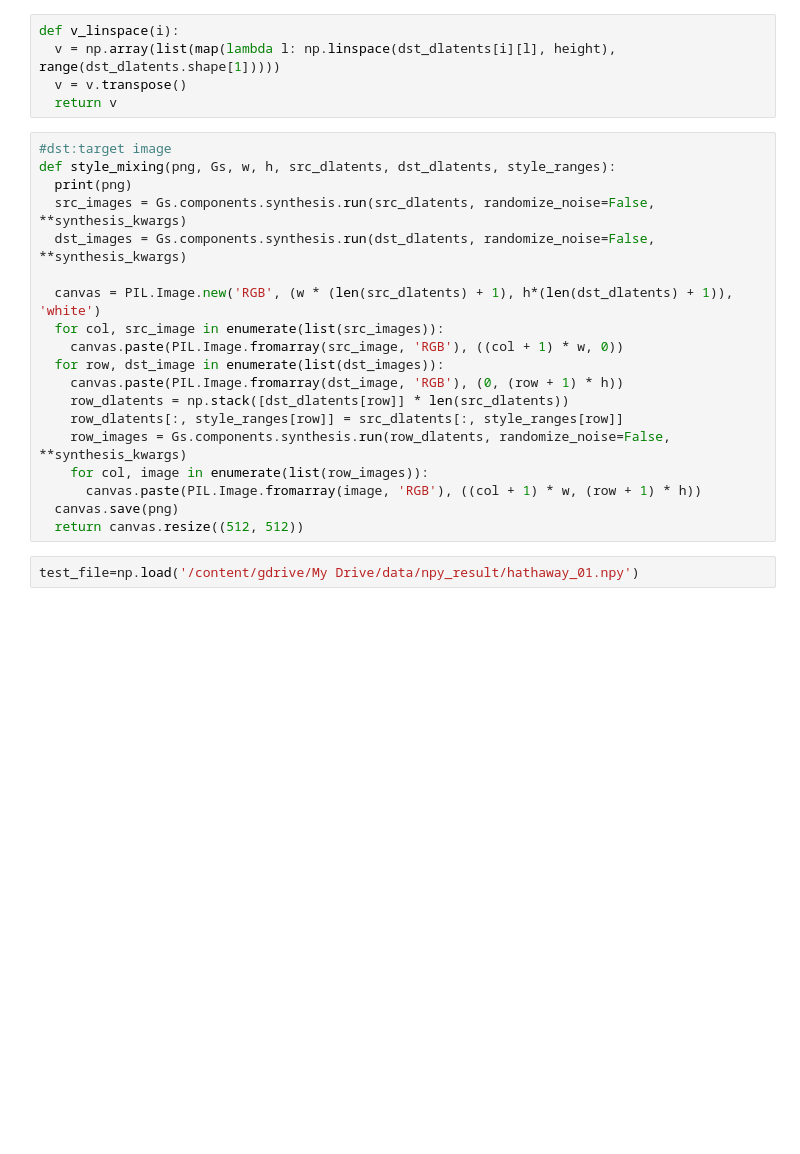
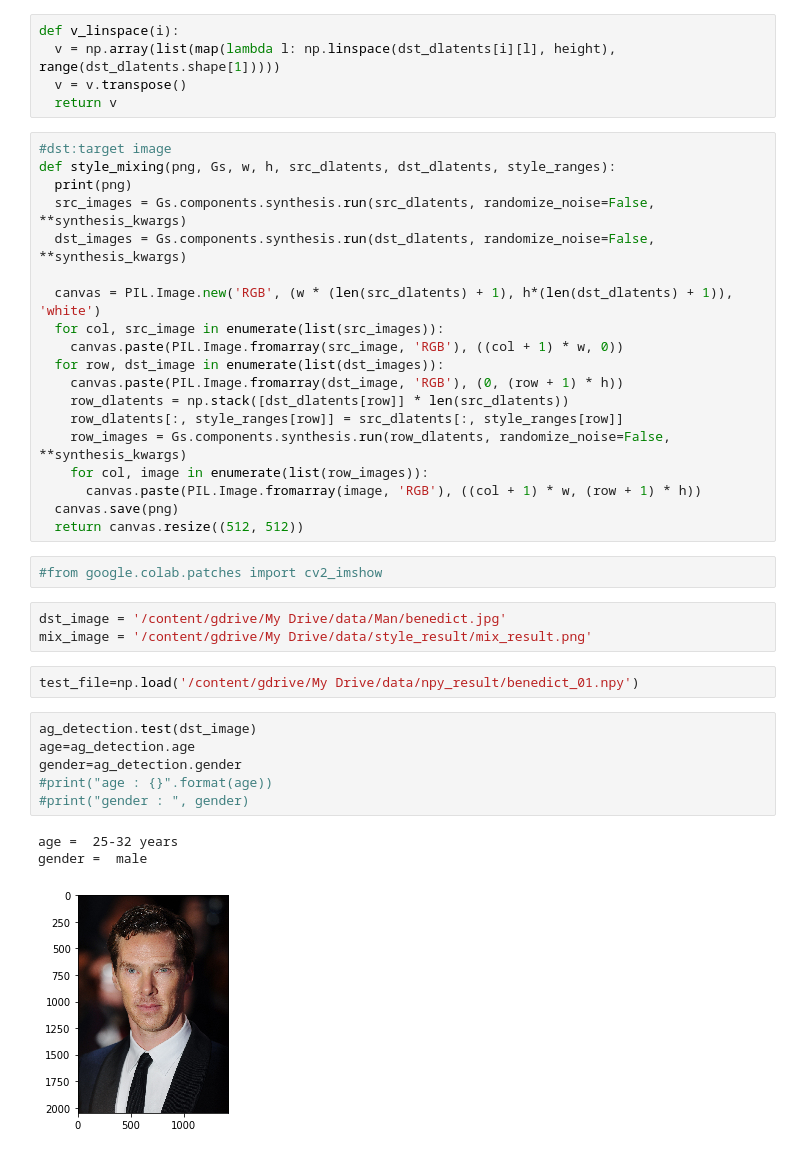
Before and after one commit to wlgh312/BSM_stylegan, a Jupyter notebook: Stylegan_colab.ipynb, the cells around one changed output. Saved outputs shown, nothing was run; the diff lists cells and outputs as text; blank space fills up the shorter version.

```diff
--- a/Stylegan_colab.ipynb
+++ b/Stylegan_colab.ipynb
@@ -105,6 +174,21 @@ def style_mixing(png, Gs, w, h, src_dlatents, dst_dlatents, style_ranges):
       canvas.paste(PIL.Image.fromarray(image, 'RGB'), ((col + 1) * w, (row + 1) * h))
   canvas.save(png)
   return canvas.resize((512, 512))
+# %%
+#from google.colab.patches import cv2_imshow
+# %%
+dst_image = '/content/gdrive/My Drive/data/Man/benedict.jpg'
+mix_image = '/content/gdrive/My Drive/data/style_result/mix_result.png'
 # %%
-test_file=np.load('/content/gdrive/My Drive/data/npy_result/hathaway_01.npy')
+test_file=np.load('/content/gdrive/My Drive/data/npy_result/benedict_01.npy')
+# %%
+ag_detection.test(dst_image)
+age=ag_detection.age
+gender=ag_detection.gender
+#print("age : {}".format(age))
+#print("gender : ", gender)
+# %% [output]
+age =  25-32 years
+gender =  male
+[figure, added]
 # %%
```
Also changed, not shown: parts of 12 cells of this notebook, 12 other files.
